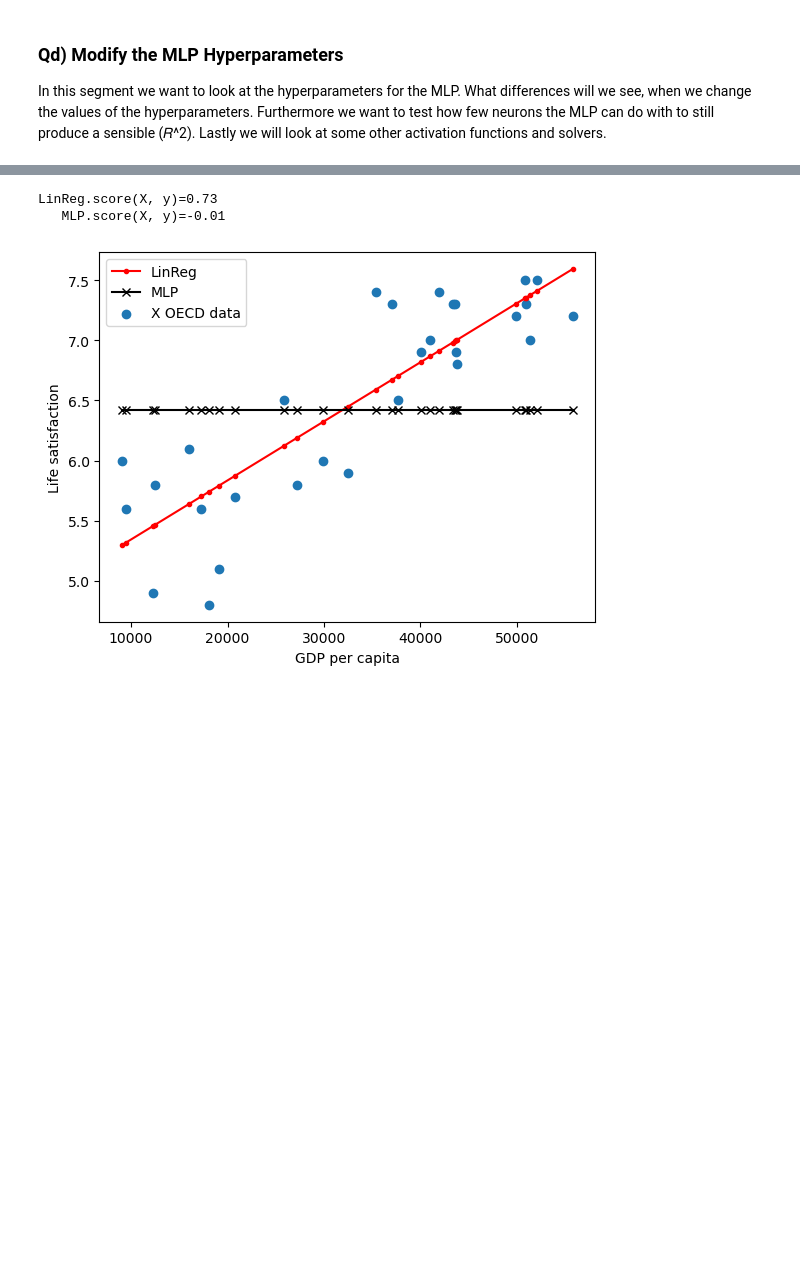
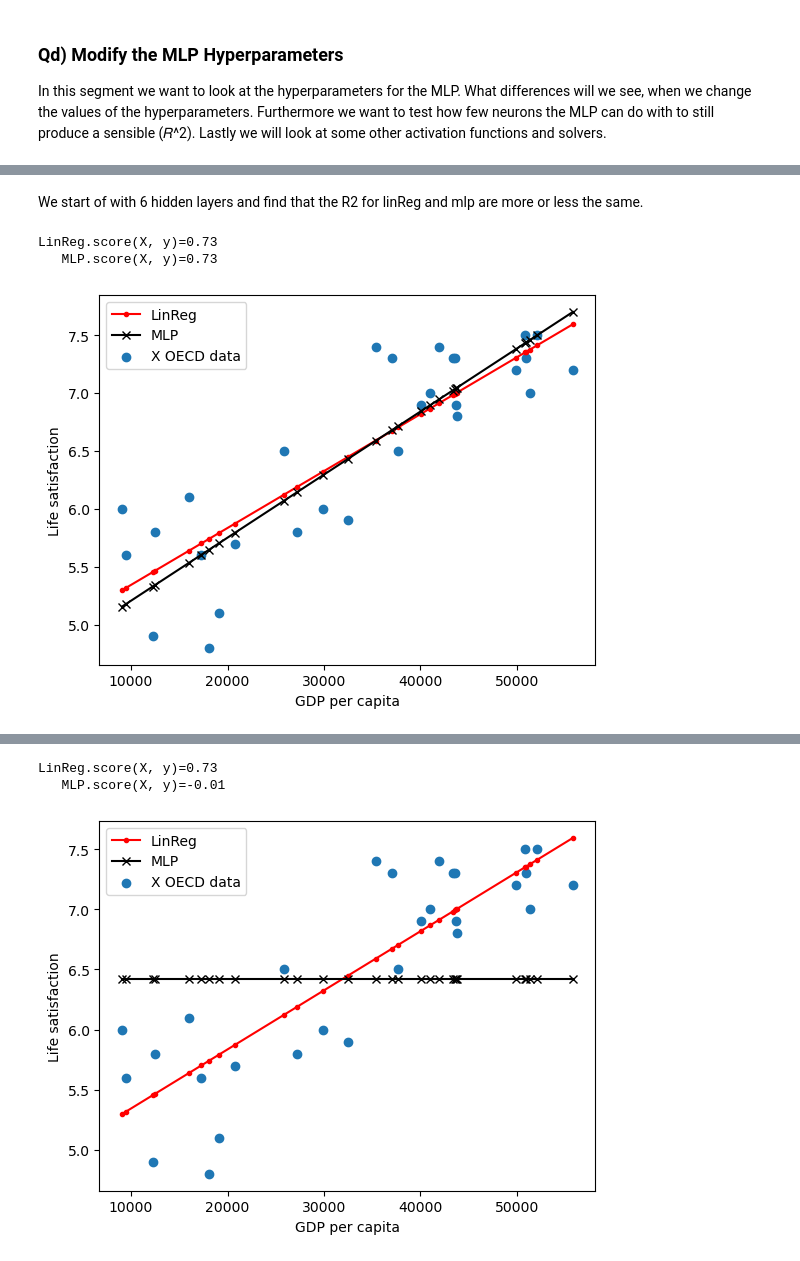
Before and after one commit to MartinStokholm/SWMAL, a Jupyter notebook: Handins/O2/LO4/pipelines.ipynb, the cells around one changed output, grey strips where cells are left out. Saved outputs shown, nothing was run; the diff lists cells and outputs as text; code cells hidden in the pictures; blank space fills up the shorter version.

```diff
--- a/Handins/O2/LO4/pipelines.ipynb
+++ b/Handins/O2/LO4/pipelines.ipynb
@@ -185,0 +214,27 @@ Lastly we will look at some other activation functions and solvers.
+# %% [markdown]
+We start of with 6 hidden layers and find that the R2 for linReg and mlp are more or less the same.
+# %%
+from sklearn.pipeline import Pipeline
+from sklearn.preprocessing import MinMaxScaler
+
+mlp = MLPRegressor(
+    hidden_layer_sizes=(4, ),
+    solver='adam',
+    activation='relu',
+    tol=1E-5,
+    max_iter=100000,
+    verbose=False)
+
+final4neuronpipe = Pipeline(
+    [
+        ('Scaler',MinMaxScaler()),
+        ('mlp',mlp)
+    ]
+)
+final4neuronpipe.fit(X,y)
+linreg.fit(X,y)
+PlotModels(linreg, final4neuronpipe, X, y, "LinReg", "MLP")
+# %% [output]
+LinReg.score(X, y)=0.73
+   MLP.score(X, y)=0.73
+[figure, added]
```
Also changed, not shown: parts of 21 cells of this notebook.
